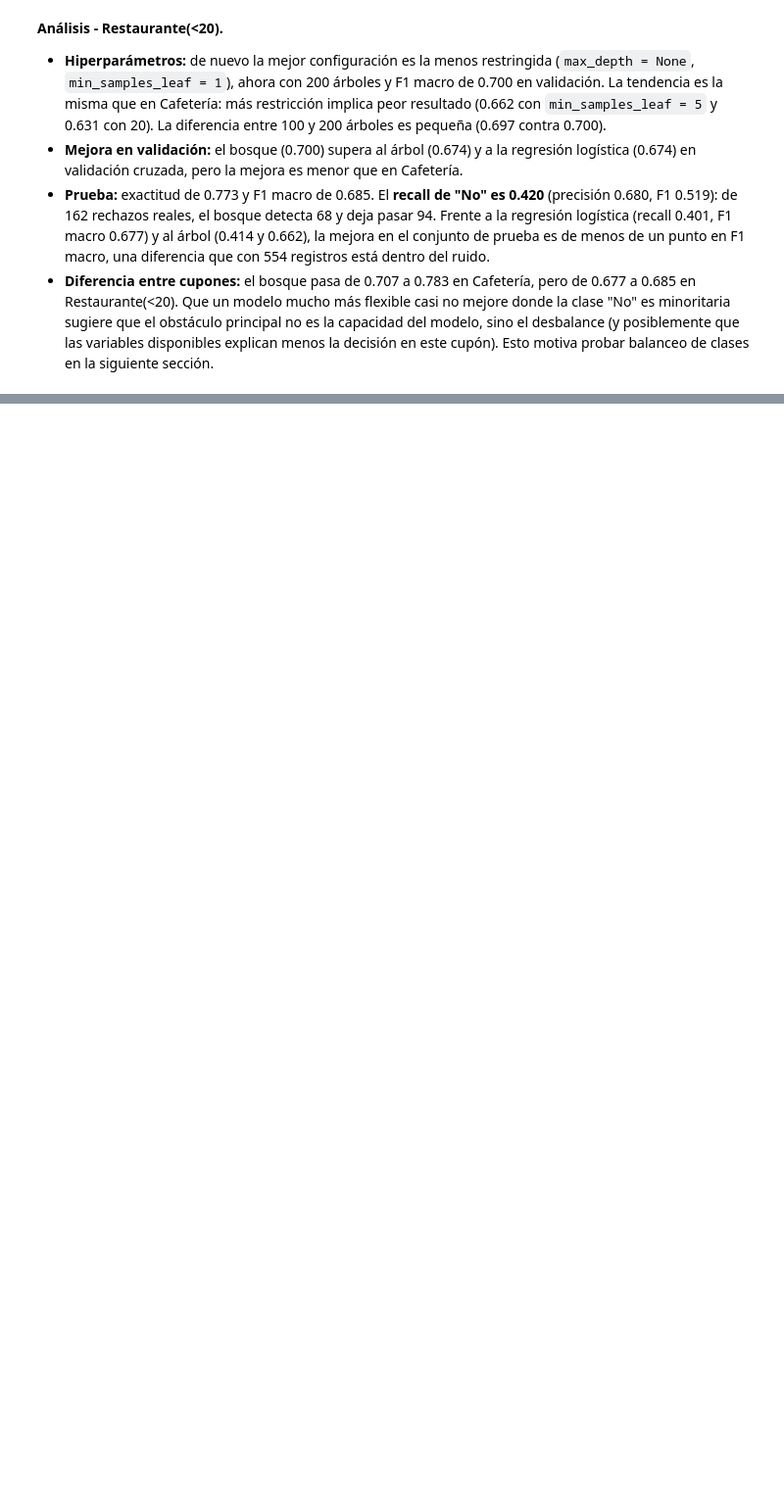
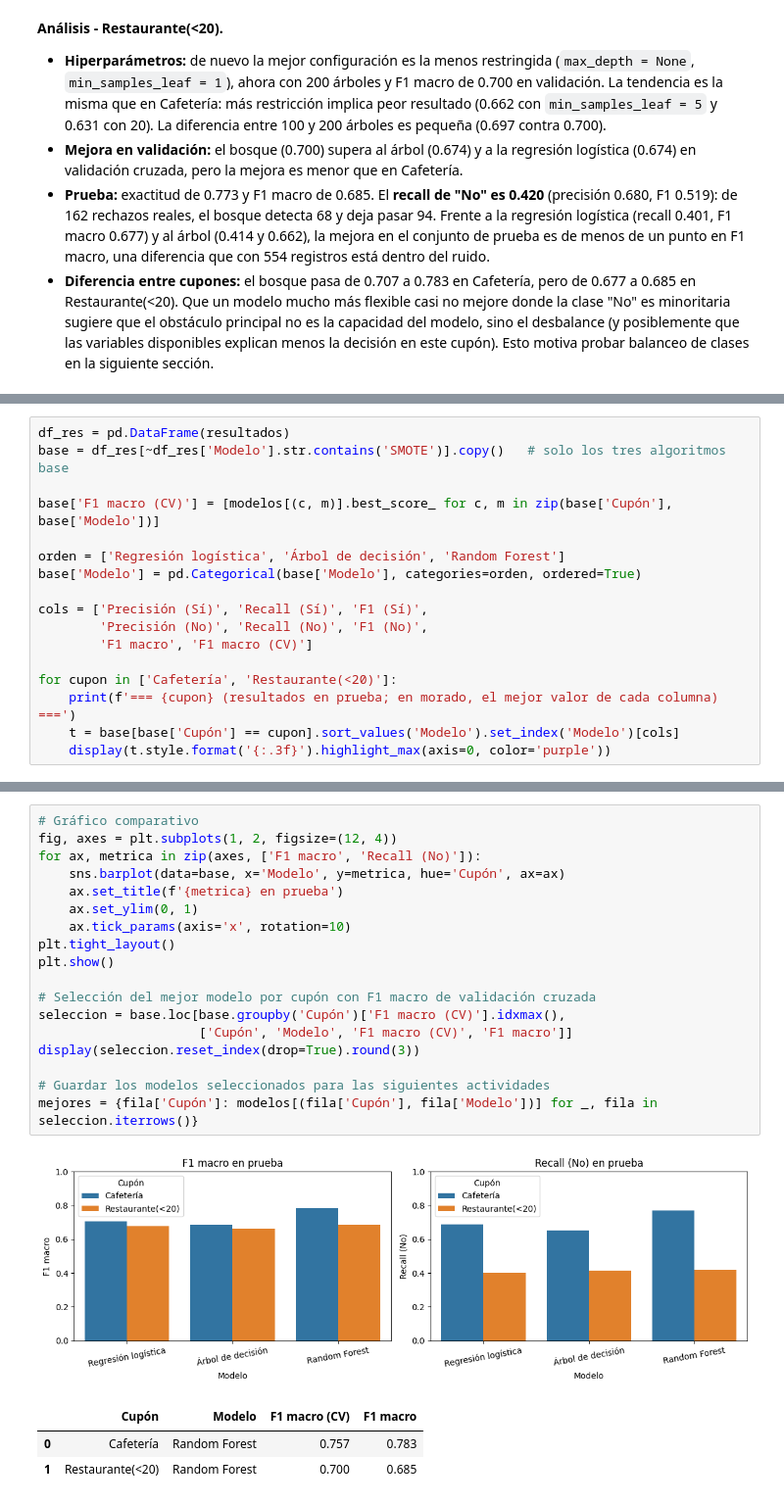
Before and after one commit to samuelmolinal/Lab3-ML, a Jupyter notebook: Laboratorio 3 - Clasificación.ipynb, the cells around one changed output, grey strips where cells are left out. Shown at 98% size. Drawn from its saved outputs; the diff is of its cells as text; blank space fills up the shorter version.

```diff
--- a/Laboratorio 3 - Clasificación.ipynb
+++ b/Laboratorio 3 - Clasificación.ipynb
@@ -948,0 +1113,17 @@ weighted avg      0.760     0.773     0.754       554
+# %%
+df_res = pd.DataFrame(resultados)
+base = df_res[~df_res['Modelo'].str.contains('SMOTE')].copy()   # solo los tres algoritmos base
+
+base['F1 macro (CV)'] = [modelos[(c, m)].best_score_ for c, m in zip(base['Cupón'], base['Modelo'])]
+
+orden = ['Regresión logística', 'Árbol de decisión', 'Random Forest']
+base['Modelo'] = pd.Categorical(base['Modelo'], categories=orden, ordered=True)
+
+cols = ['Precisión (Sí)', 'Recall (Sí)', 'F1 (Sí)',
+        'Precisión (No)', 'Recall (No)', 'F1 (No)',
+        'F1 macro', 'F1 macro (CV)']
+
+for cupon in ['Cafetería', 'Restaurante(<20)']:
+    print(f'=== {cupon} (resultados en prueba; en morado, el mejor valor de cada columna) ===')
+    t = base[base['Cupón'] == cupon].sort_values('Modelo').set_index('Modelo')[cols]
+    display(t.style.format('{:.3f}').highlight_max(axis=0, color='purple'))
@@ -948,0 +1143,23 @@ weighted avg      0.760     0.773     0.754       554
+# %%
+# Gráfico comparativo
+fig, axes = plt.subplots(1, 2, figsize=(12, 4))
+for ax, metrica in zip(axes, ['F1 macro', 'Recall (No)']):
+    sns.barplot(data=base, x='Modelo', y=metrica, hue='Cupón', ax=ax)
+    ax.set_title(f'{metrica} en prueba')
+    ax.set_ylim(0, 1)
+    ax.tick_params(axis='x', rotation=10)
+plt.tight_layout()
+plt.show()
+
+# Selección del mejor modelo por cupón con F1 macro de validación cruzada
+seleccion = base.loc[base.groupby('Cupón')['F1 macro (CV)'].idxmax(),
+                     ['Cupón', 'Modelo', 'F1 macro (CV)', 'F1 macro']]
+display(seleccion.reset_index(drop=True).round(3))
+
+# Guardar los modelos seleccionados para las siguientes actividades
+mejores = {fila['Cupón']: modelos[(fila['Cupón'], fila['Modelo'])] for _, fila in seleccion.iterrows()}
+# %% [output]
+[figure, added]
+|  | Cupón | Modelo | F1 macro (CV) | F1 macro |
+| 0 | Cafetería | Random Forest | 0.757 | 0.783 |
+| 1 | Restaurante(<20) | Random Forest | 0.700 | 0.685 |
```
Also changed, not shown: parts of 11 cells of this notebook.
